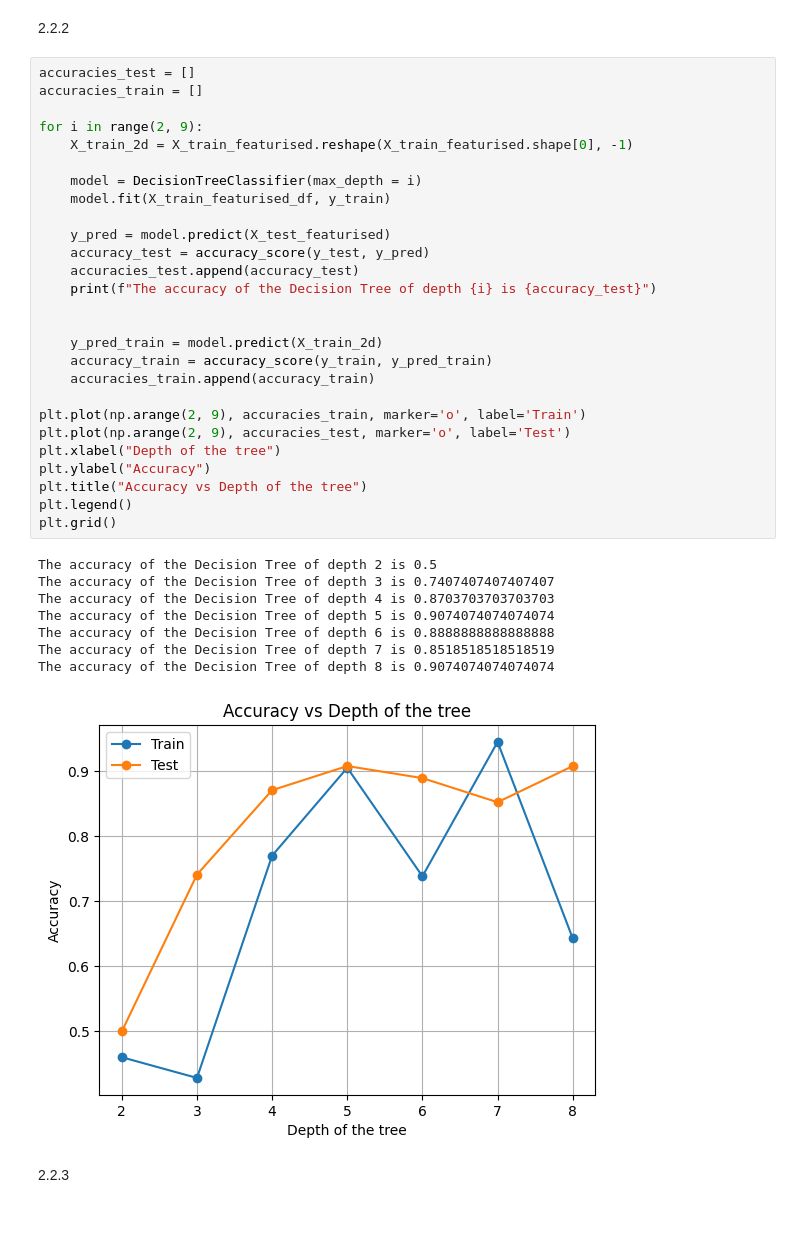
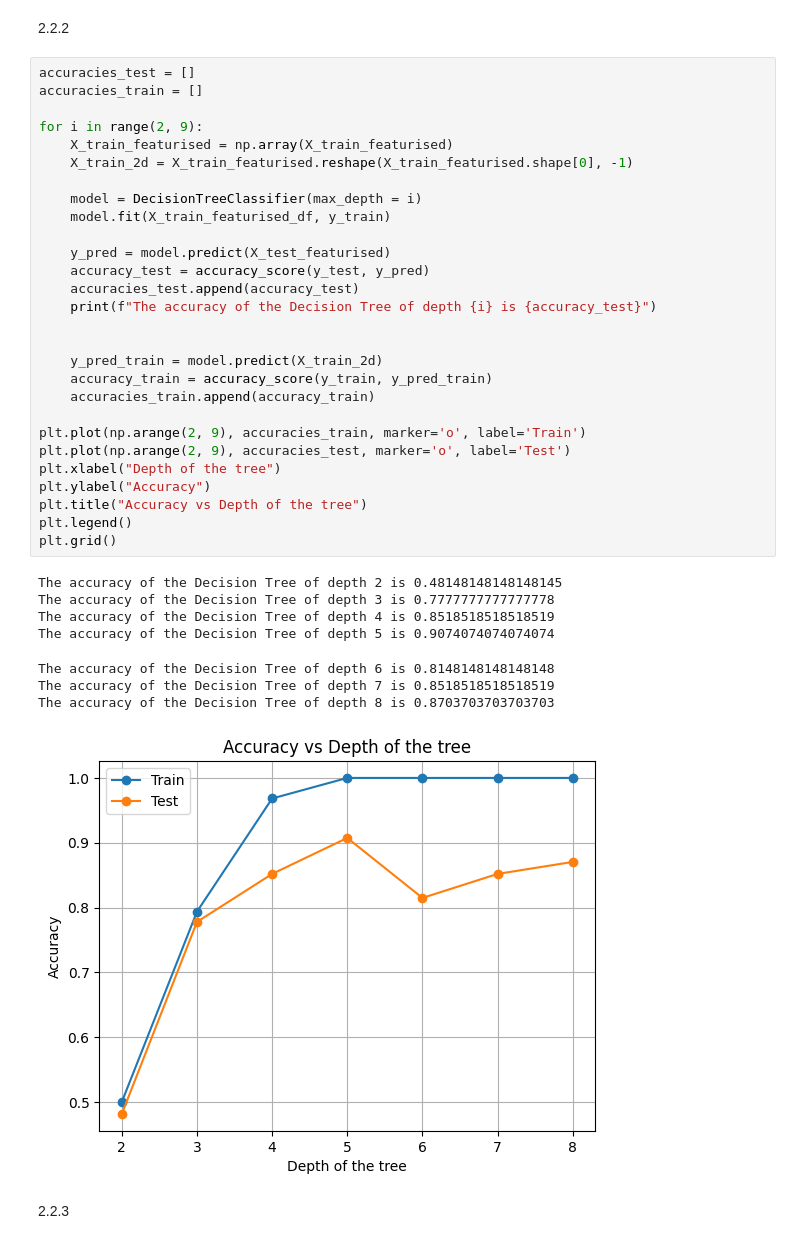
Before and after one commit to VenkatReddybathuni/es335-24-fall-assignment-1, a Jupyter notebook: HAR/Task1_2.ipynb, the cells around one changed output. Drawn from its saved outputs; the diff is of its cells as text.

```diff
--- a/HAR/Task1_2.ipynb
+++ b/HAR/Task1_2.ipynb
@@ -508,39 +516,40 @@ The accuracy of the Decision Tree of depth 8 is 0.6296296296296297
 # %%
 accuracies_test = []
 accuracies_train = []
 
 for i in range(2, 9):
+    X_train_featurised = np.array(X_train_featurised)
     X_train_2d = X_train_featurised.reshape(X_train_featurised.shape[0], -1)
 
     model = DecisionTreeClassifier(max_depth = i)
     model.fit(X_train_featurised_df, y_train)
 
     y_pred = model.predict(X_test_featurised)
     accuracy_test = accuracy_score(y_test, y_pred)
     accuracies_test.append(accuracy_test)
     print(f"The accuracy of the Decision Tree of depth {i} is {accuracy_test}")
 
 
     y_pred_train = model.predict(X_train_2d)
     accuracy_train = accuracy_score(y_train, y_pred_train)
     accuracies_train.append(accuracy_train)
 
 plt.plot(np.arange(2, 9), accuracies_train, marker='o', label='Train')
 plt.plot(np.arange(2, 9), accuracies_test, marker='o', label='Test')
 plt.xlabel("Depth of the tree")
 plt.ylabel("Accuracy")
 plt.title("Accuracy vs Depth of the tree")
 plt.legend()
 plt.grid()
 # %% [output]
-The accuracy of the Decision Tree of depth 2 is 0.5
-The accuracy of the Decision Tree of depth 3 is 0.7407407407407407
-The accuracy of the Decision Tree of depth 4 is 0.8703703703703703
+The accuracy of the Decision Tree of depth 2 is 0.48148148148148145
+The accuracy of the Decision Tree of depth 3 is 0.7777777777777778
+The accuracy of the Decision Tree of depth 4 is 0.8518518518518519
 The accuracy of the Decision Tree of depth 5 is 0.9074074074074074
-The accuracy of the Decision Tree of depth 6 is 0.8888888888888888
-The accuracy of the Decision Tree of depth 7 is 0.8518518518518519
-The accuracy of the Decision Tree of depth 8 is 0.9074074074074074
+The accuracy of the Decision Tree of depth 6 is 0.8148148148148148
+The accuracy of the Decision Tree of depth 7 is 0.8518518518518519
+The accuracy of the Decision Tree of depth 8 is 0.8703703703703703
-[figure, old version]
+[figure, new version]
 # %% [markdown]
 2.2.3
 # %%
```
Also changed, not shown: parts of 27 cells of this notebook, 4 other files.
